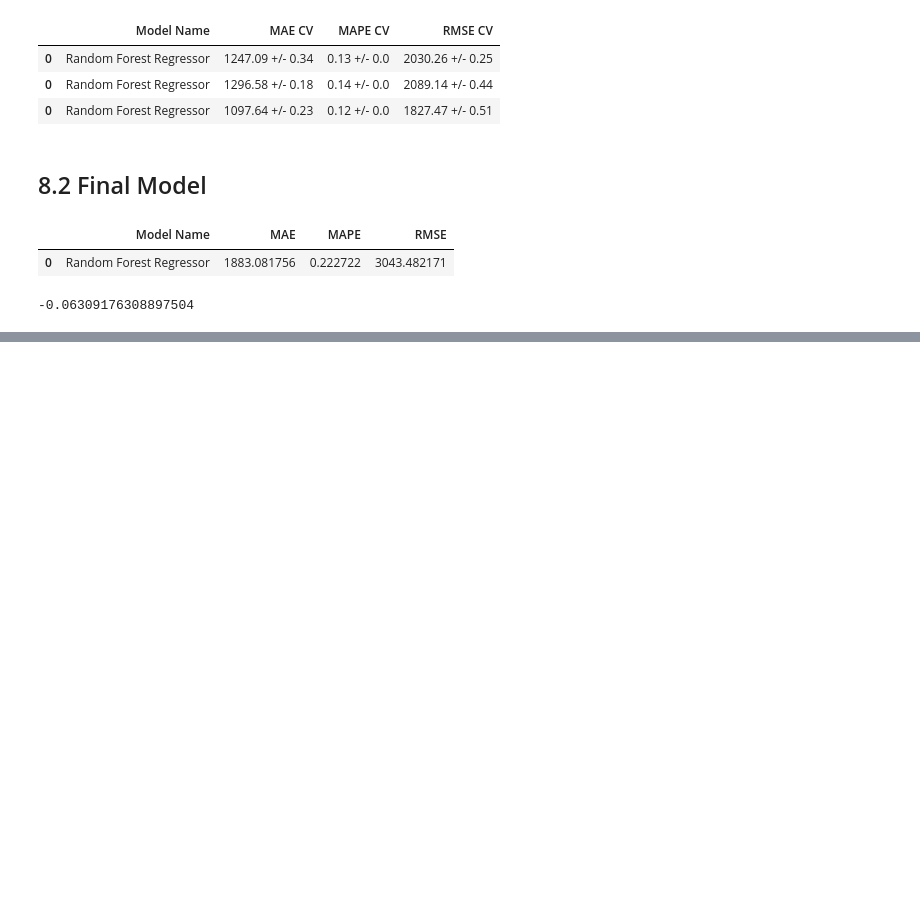
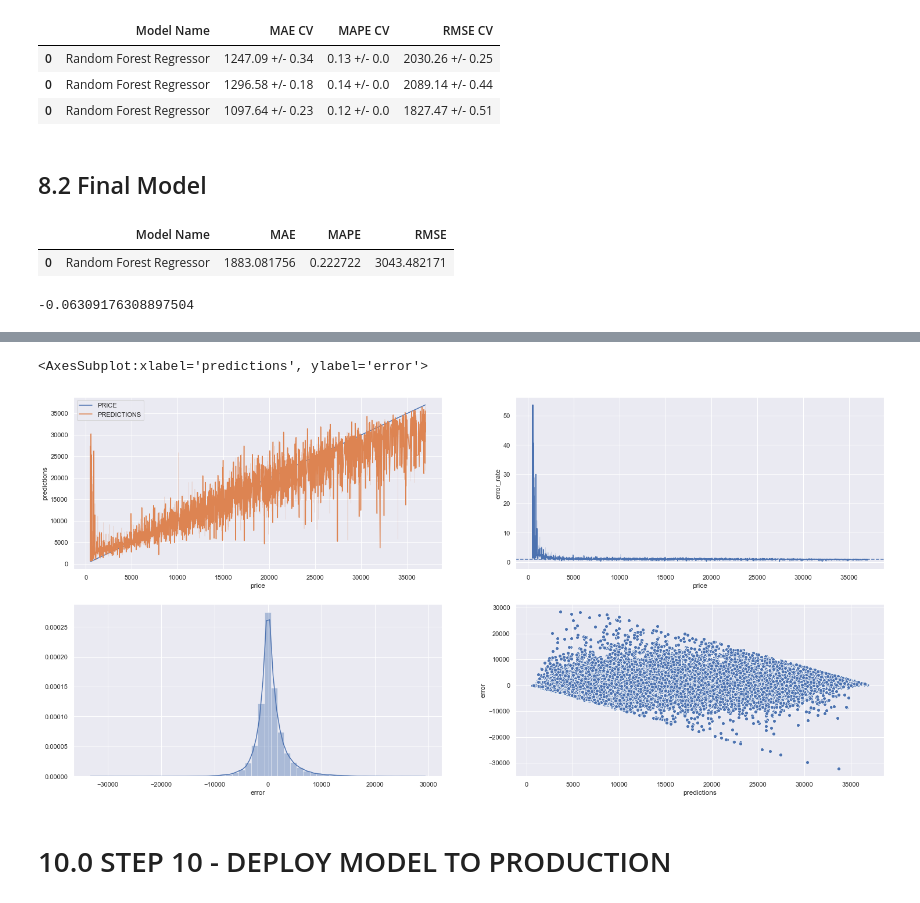
Before and after one commit to panambY/Used_Car_Price, a Jupyter notebook: Used_Car_Price.ipynb, the cells around one changed output, grey strips where cells are left out. Drawn from its saved outputs; the diff is of its cells as text; code cells hidden in the pictures; blank space fills up the shorter version.

```diff
--- a/Used_Car_Price.ipynb
+++ b/Used_Car_Price.ipynb
@@ -2219,0 +2222,6 @@ mpe
+# %%
+df9 = X_test[ cols_selected_boruta_full ]
+
+# rescale
+df9['price'] = np.expm1( df9['price'] )
+df9['predictions'] = np.expm1( yhat_rf_tuned );
@@ -2219,0 +2310,3 @@ mpe
+# %%
+df9['error'] = df9['price'] - df9['predictions']
+df9['error_rate'] = df9['predictions'] / df9['price']
@@ -2219,0 +2324,24 @@ mpe
+# %%
+# Compare the real response with the one predicted and observe if the model is performing well.
+plt.subplot( 2, 2, 1 )
+sns.lineplot( x='price', y='price', data=df9, label='PRICE' )
+sns.lineplot( x='price', y='predictions', data=df9, label='PREDICTIONS' )
+
+# Insert a line passing the value 1 (one) to see the predictions in relation to a perfect prediction that would be the value 1 (one) itself.
+plt.subplot( 2, 2, 2 )
+sns.lineplot( x='price', y='error_rate', data=df9 )
+plt.axhline( 1, linestyle='--' )
+
+# To see the distribution of errors.
+plt.subplot( 2, 2, 3 )
+sns.distplot( df9['error'] )
+
+plt.subplot( 2, 2, 4)
+sns.scatterplot( df9['predictions'], df9['error'] )
+
+# We can clearly see how the model performs very poorly with cars that have very low sales prices.
+# %% [output]
+<AxesSubplot:xlabel='predictions', ylabel='error'>
+[figure, added]
+# %% [markdown]
+# 10.0 STEP 10 - DEPLOY MODEL TO PRODUCTION
```
Also changed, not shown: parts of 11 cells of this notebook.
